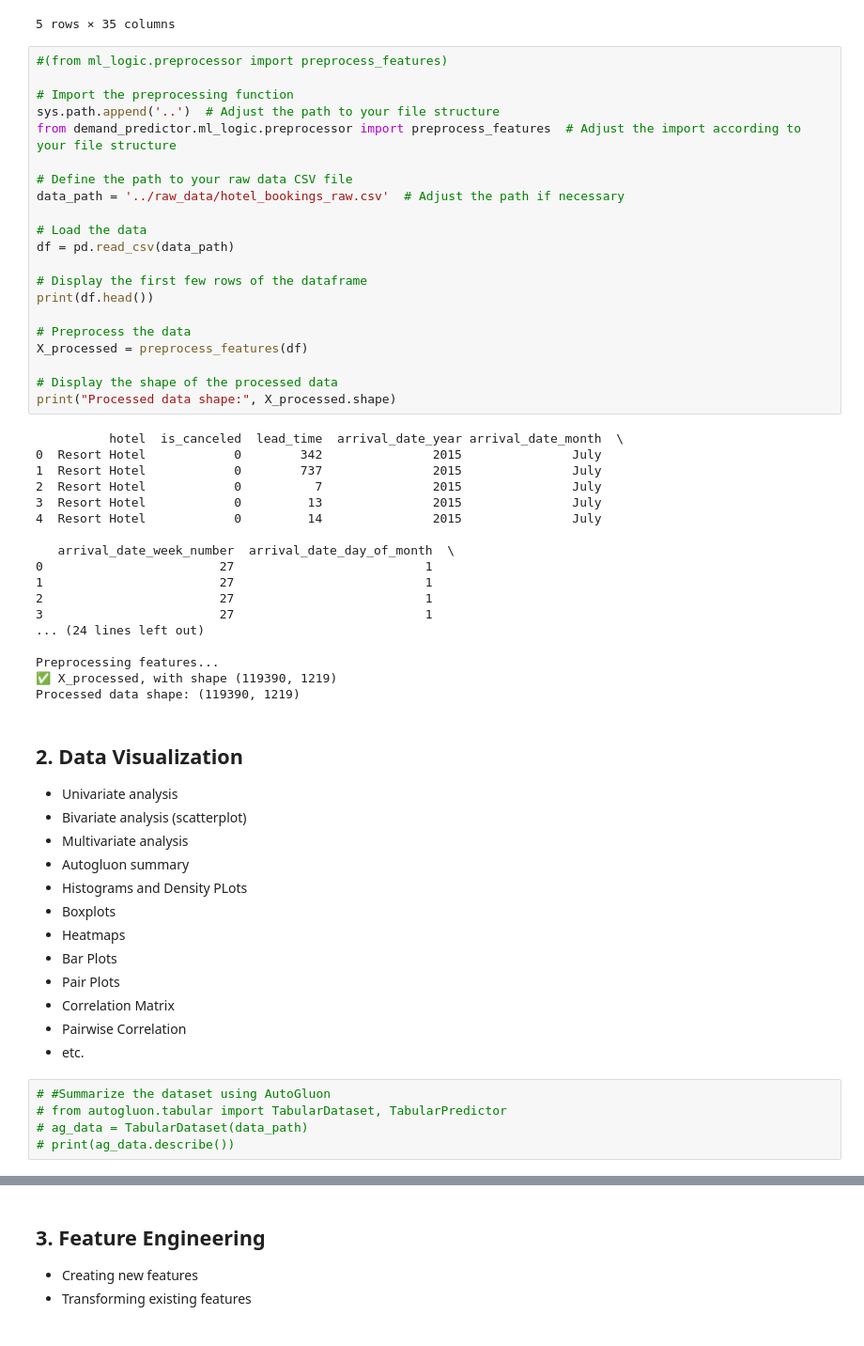
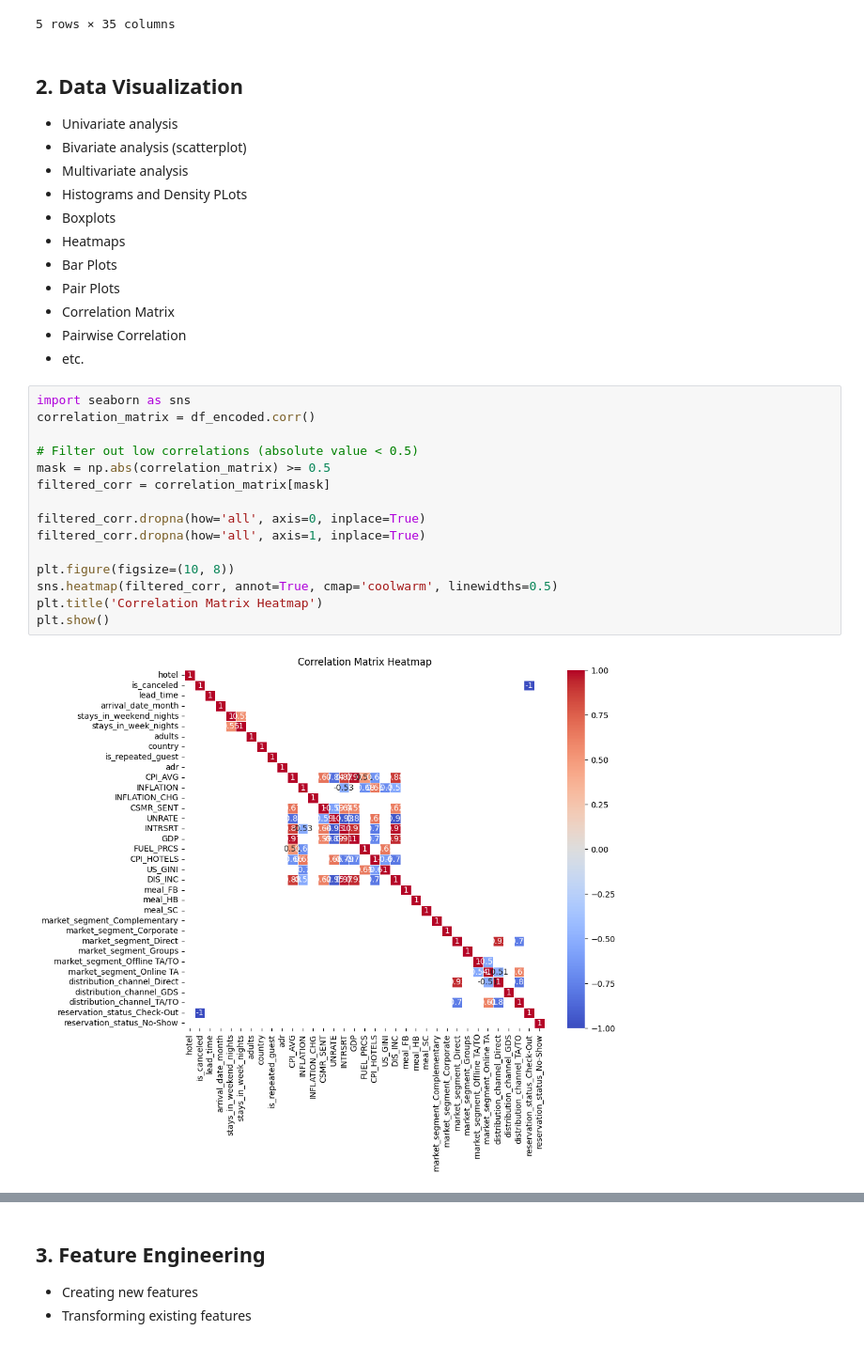
Before and after one commit to sarahfink123/demand_prediction, a Jupyter notebook: notebooks/Exploratory_Data_Analyis_Sarah.ipynb, the cells around one changed output, grey strips where cells are left out. Shown: that part at 94% size. Cells and saved outputs as stored; diff of their text form.

```diff
--- a/notebooks/Exploratory_Data_Analyis_Sarah.ipynb
+++ b/notebooks/Exploratory_Data_Analyis_Sarah.ipynb
@@ -459,51 +459,11 @@ df_encoded.head()
 | 3 | 0 | 0 | -0.321429 | 0.0 | -0.5 | -0.333333 | ... |
 | 4 | 0 | 0 | -0.312500 | 0.0 | -0.5 | 0.000000 | ... |
 5 rows × 35 columns
-# %%
-#(from ml_logic.preprocessor import preprocess_features)
-
-# Import the preprocessing function
-sys.path.append('..')  # Adjust the path to your file structure
-from demand_predictor.ml_logic.preprocessor import preprocess_features  # Adjust the import according to your file structure
-
-# Define the path to your raw data CSV file
-data_path = '../raw_data/hotel_bookings_raw.csv'  # Adjust the path if necessary
-
-# Load the data
-df = pd.read_csv(data_path)
-
-# Display the first few rows of the dataframe
-print(df.head())
-
-# Preprocess the data
-X_processed = preprocess_features(df)
-
-# Display the shape of the processed data
-print("Processed data shape:", X_processed.shape)
-# %% [output]
-          hotel  is_canceled  lead_time  arrival_date_year arrival_date_month  \
-0  Resort Hotel            0        342               2015               July
-1  Resort Hotel            0        737               2015               July
-2  Resort Hotel            0          7               2015               July
-3  Resort Hotel            0         13               2015               July
-4  Resort Hotel            0         14               2015               July
-
-   arrival_date_week_number  arrival_date_day_of_month  \
-0                        27                          1
-1                        27                          1
-2                        27                          1
-3                        27                          1
-... (24 lines left out)
-
-Preprocessing features...
-✅ X_processed, with shape (119390, 1219)
-Processed data shape: (119390, 1219)
 # %% [markdown]
 ## 2. Data Visualization
 - Univariate analysis
 - Bivariate analysis (scatterplot)
 - Multivariate analysis
-- Autogluon summary
 - Histograms and Density PLots
 - Boxplots
 - Heatmaps
@@ -512,8 +472,20 @@ Processed data shape: (119390, 1219)
 - Correlation Matrix
 - Pairwise Correlation
 - etc.
-# %%
-# #Summarize the dataset using AutoGluon
-# from autogluon.tabular import TabularDataset, TabularPredictor
-# ag_data = TabularDataset(data_path)
-# print(ag_data.describe())
+# %%
+import seaborn as sns
+correlation_matrix = df_encoded.corr()
+
+# Filter out low correlations (absolute value < 0.5)
+mask = np.abs(correlation_matrix) >= 0.5
+filtered_corr = correlation_matrix[mask]
+
+filtered_corr.dropna(how='all', axis=0, inplace=True)
+filtered_corr.dropna(how='all', axis=1, inplace=True)
+
+plt.figure(figsize=(10, 8))
+sns.heatmap(filtered_corr, annot=True, cmap='coolwarm', linewidths=0.5)
+plt.title('Correlation Matrix Heatmap')
+plt.show()
+# %% [output]
+[figure, added]
```
Also changed, not shown: parts of 2 cells of this notebook.
